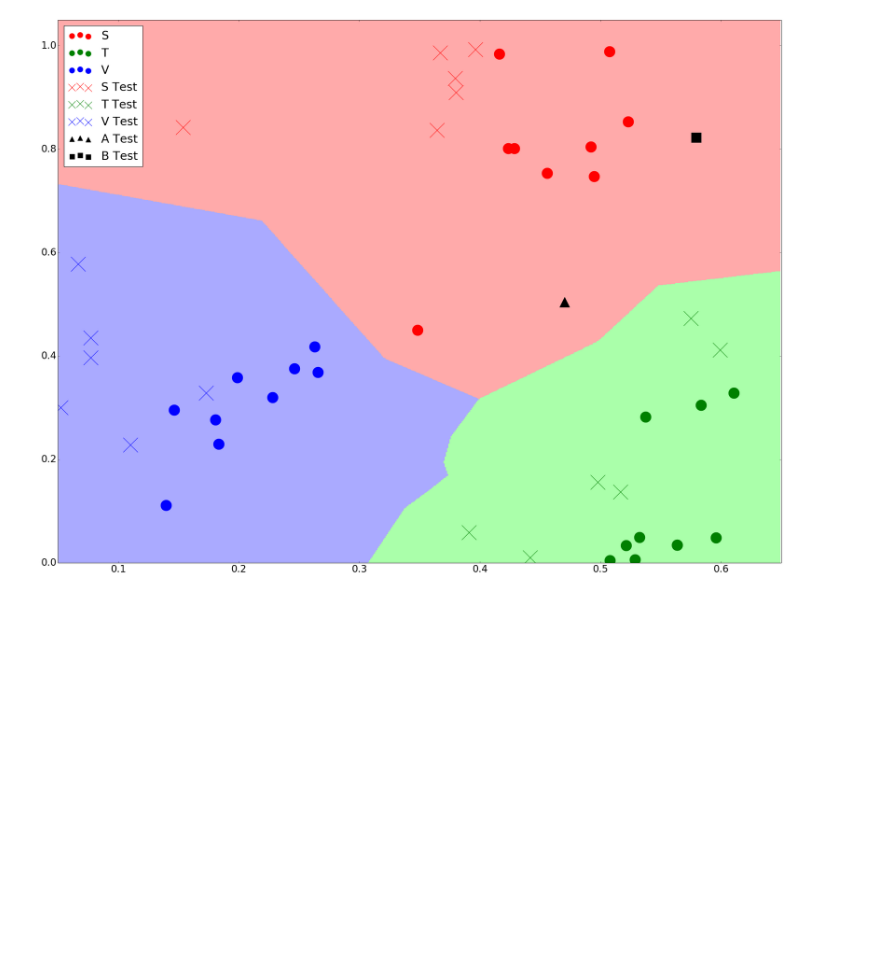
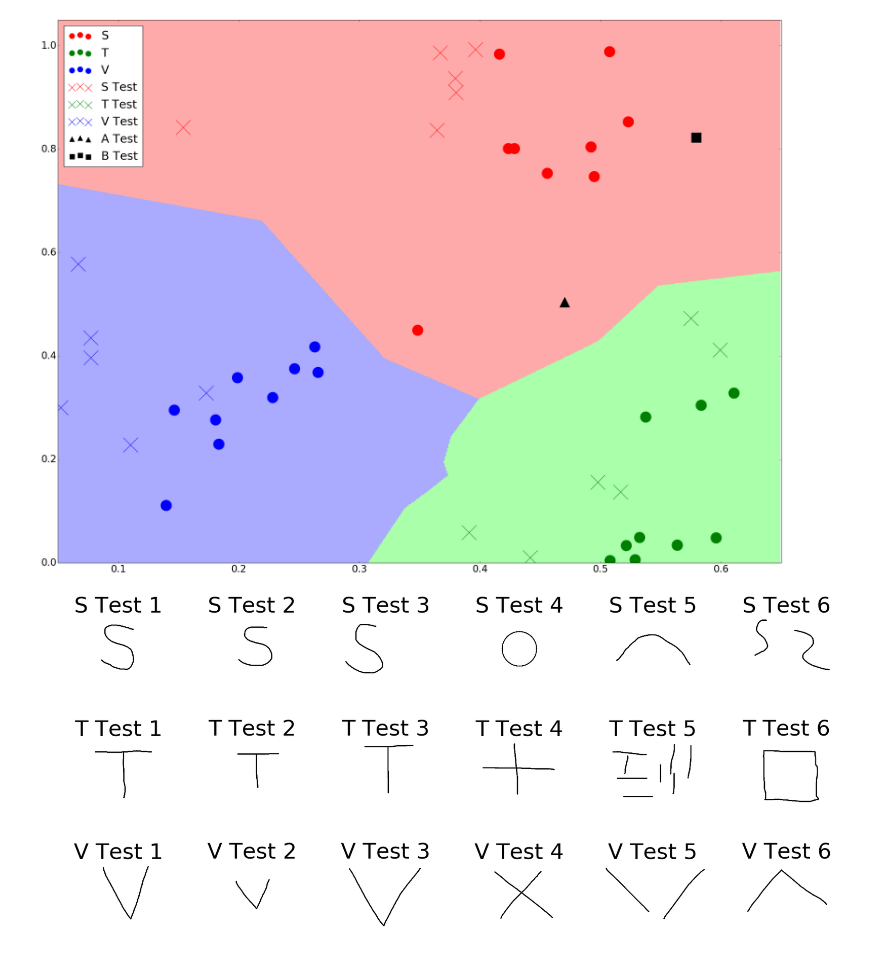
Before and after one commit to crowoy/Letter-Recognition, a Jupyter notebook: src/FourierAnalysis.ipynb, the cells around one changed output. Cells and saved outputs as stored; diff of their text form; code cells hidden in the pictures; blank space fills up the shorter version.

Commit message:
Printing the test samples, just so we can see what they look like in a nice way

```diff
--- a/src/FourierAnalysis.ipynb
+++ b/src/FourierAnalysis.ipynb
@@ -338,3 +338,23 @@ B_test_unit = [[B_test_xs[i], B_test_ys[i]] for i in range(1)] / m
 plotClassifier(training_unit, S_test_unit, T_test_unit, V_test_unit, A_test_unit, B_test_unit)
 # %% [output]
 [figure]
+# %%
+def printTest (test, letter):
+    n, h, w = test.shape
+    fig = plt.figure()
+    plotID = 1
+    for x in range(n):
+        ax = fig.add_subplot(6, 6, plotID)
+        ax.axis('off')
+        ax.set_title((str(letter) + ' ' + str(x+1)), {'fontsize': 50})
+        ax.imshow(test[x], cmap='gray')
+        plotID += 1
+    plt.show()
+# %%
+printTest(S_test, 'S Test')
+printTest(T_test, 'T Test')
+printTest(V_test, 'V Test')
+# %% [output]
+[figure, added]
+[figure, added]
+[figure, added]
```
